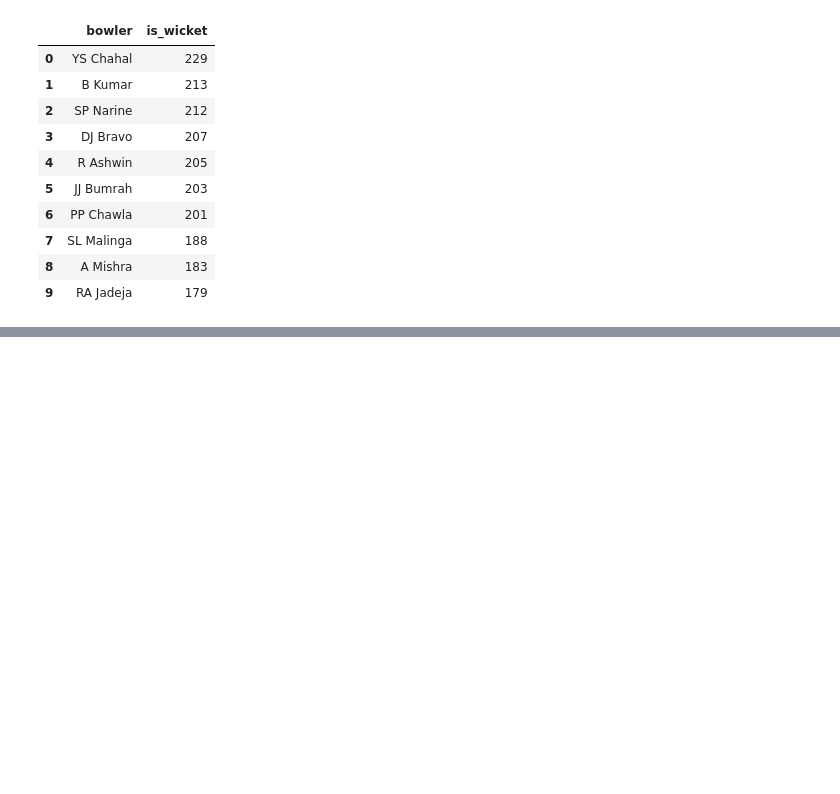
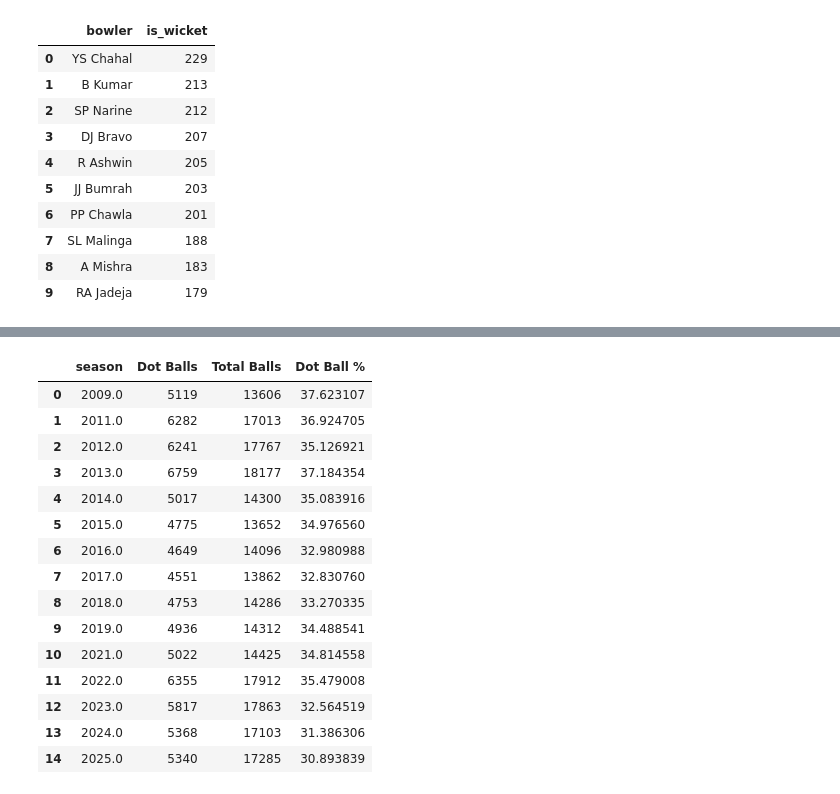
Before and after one commit to Lakshay-Juneja/dva_project, a Jupyter notebook: ipl.ipynb, the cells around one changed output, grey strips where cells are left out. Drawn from its saved outputs; the diff is of its cells as text; code cells hidden in the pictures; blank space fills up the shorter version.

```diff
--- a/ipl.ipynb
+++ b/ipl.ipynb
@@ -291,3 +291,25 @@ top_bowlers
 | 7 | SL Malinga | 188 |
 | 8 | A Mishra | 183 |
 | 9 | RA Jadeja | 179 |
+# %%
+import pandas as pd
+df = pd.read_excel("/IPL.xlsx")
+df.columns = df.columns.str.lower().str.strip()
+# Keep only necessary columns for dashboard
+df = df[[
+    'match_id',
+    'season',
+    'batting_team',
+    'bowling_team',
+    'runs_batter',
+    'runs_total',
+    'wicket_kind'
+]]
+
+# Convert numeric
+df['runs_batter'] = pd.to_numeric(df['runs_batter'], errors='coerce')
+df['runs_total'] = pd.to_numeric(df['runs_total'], errors='coerce')
+
+# Wicket flag
+df['is_wicket'] = df['wicket_kind'].notna().astype(int)
+df.head()
@@ -293,0 +571,30 @@ top_bowlers
+# %%
+df['is_dot'] = (df['runs_total'] == 0).astype(int)
+
+dot_balls = df.groupby('season')['is_dot'].sum().reset_index(name='Dot Balls')
+total_balls = df.groupby('season').size().reset_index(name='Total Balls')
+
+dot_trend = dot_balls.merge(total_balls, on='season')
+dot_trend['Dot Ball %'] = (
+    (dot_trend['Dot Balls'] / dot_trend['Total Balls']) * 100
+)
+
+dot_trend.sort_values('season')
+#dot ball trend
+# %% [output]
+|  | season | Dot Balls | Total Balls | Dot Ball % |
+| 0 | 2009.0 | 5119 | 13606 | 37.623107 |
+| 1 | 2011.0 | 6282 | 17013 | 36.924705 |
+| 2 | 2012.0 | 6241 | 17767 | 35.126921 |
+| 3 | 2013.0 | 6759 | 18177 | 37.184354 |
+| 4 | 2014.0 | 5017 | 14300 | 35.083916 |
+| 5 | 2015.0 | 4775 | 13652 | 34.976560 |
+| 6 | 2016.0 | 4649 | 14096 | 32.980988 |
+| 7 | 2017.0 | 4551 | 13862 | 32.830760 |
+| 8 | 2018.0 | 4753 | 14286 | 33.270335 |
+| 9 | 2019.0 | 4936 | 14312 | 34.488541 |
+| 10 | 2021.0 | 5022 | 14425 | 34.814558 |
+| 11 | 2022.0 | 6355 | 17912 | 35.479008 |
+| 12 | 2023.0 | 5817 | 17863 | 32.564519 |
+| 13 | 2024.0 | 5368 | 17103 | 31.386306 |
+| 14 | 2025.0 | 5340 | 17285 | 30.893839 |
```
Also changed, not shown: parts of 9 cells of this notebook.
